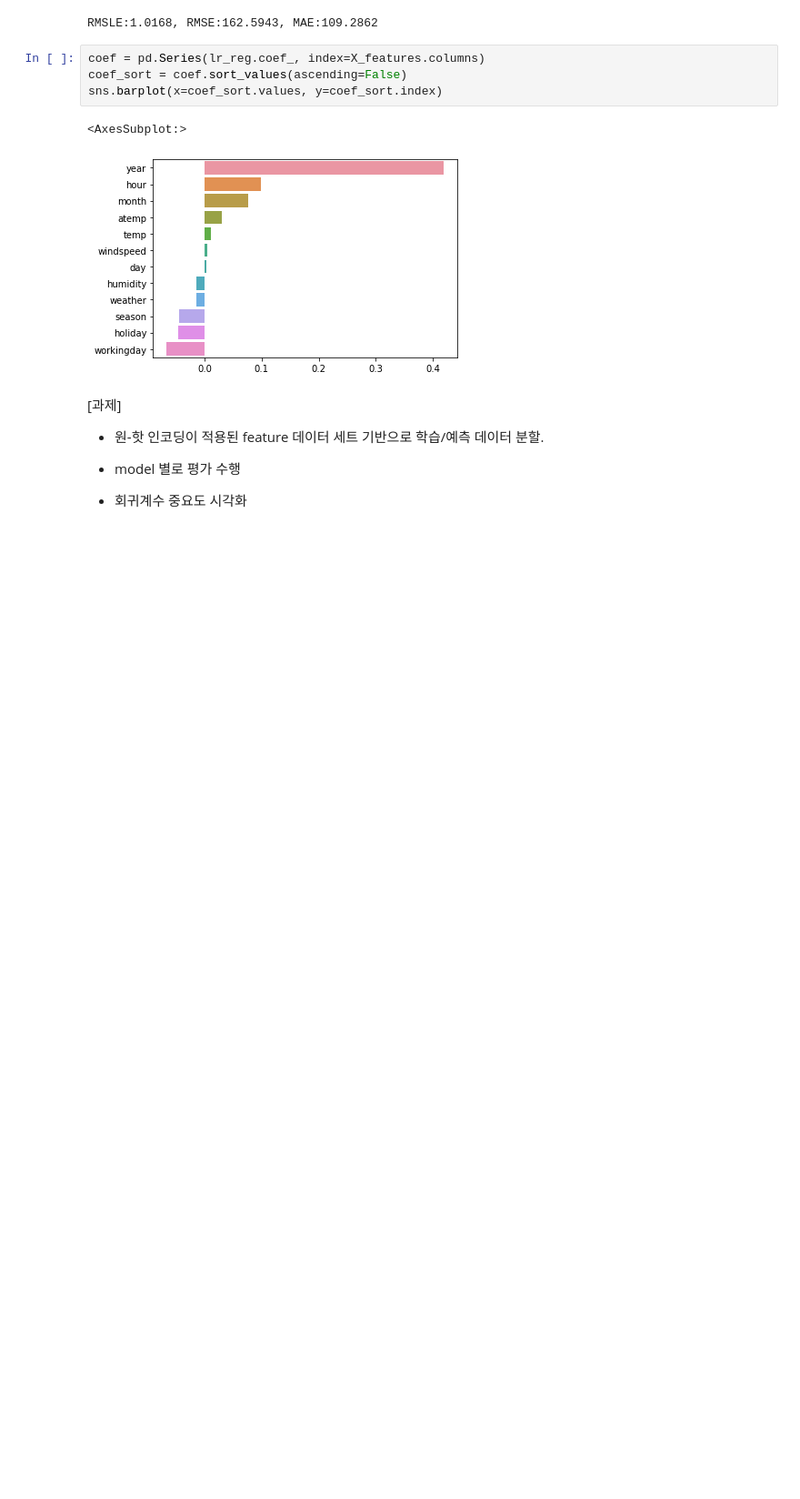
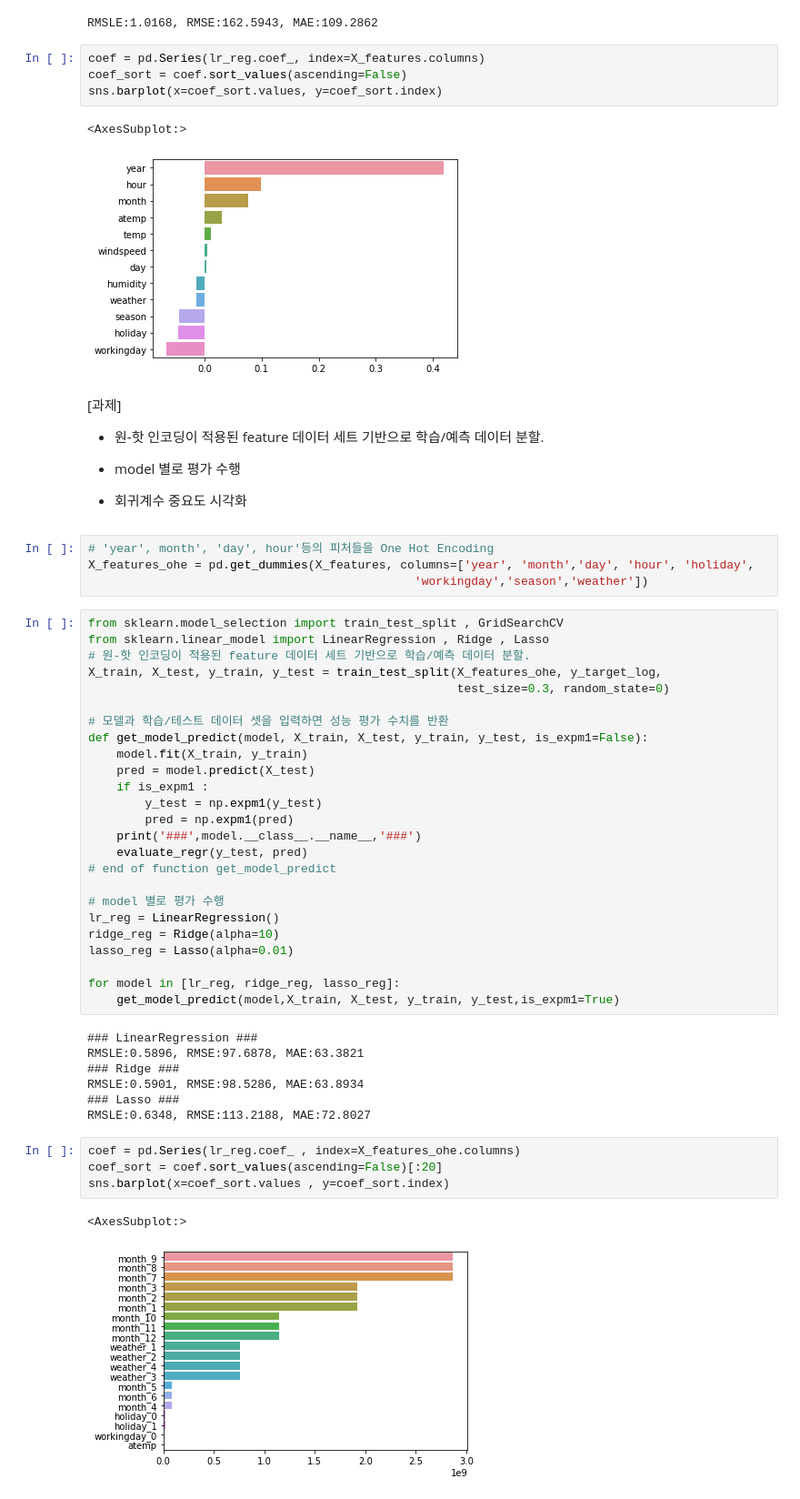
Before and after one commit to bnv20/Caba_ml, a Jupyter notebook: ML55_Regression_ex_Bike Sharing Demand_guide.ipynb, the cells around one changed output. Shown at 91% size. Drawn from its saved outputs; the diff is of its cells as text; blank space fills up the shorter version.

```diff
--- a/ML55_Regression_ex_Bike Sharing Demand_guide.ipynb
+++ b/ML55_Regression_ex_Bike Sharing Demand_guide.ipynb
@@ -143,3 +143,46 @@ sns.barplot(x=coef_sort.values, y=coef_sort.index)
 - model 별로 평가 수행
 
 - 회귀계수 중요도 시각화
+# %%
+# 'year', month', 'day', hour'등의 피처들을 One Hot Encoding
+X_features_ohe = pd.get_dummies(X_features, columns=['year', 'month','day', 'hour', 'holiday',
+                                              'workingday','season','weather'])
+# %%
+from sklearn.model_selection import train_test_split , GridSearchCV
+from sklearn.linear_model import LinearRegression , Ridge , Lasso
+# 원-핫 인코딩이 적용된 feature 데이터 세트 기반으로 학습/예측 데이터 분할.
+X_train, X_test, y_train, y_test = train_test_split(X_features_ohe, y_target_log,
+                                                    test_size=0.3, random_state=0)
+
+# 모델과 학습/테스트 데이터 셋을 입력하면 성능 평가 수치를 반환
+def get_model_predict(model, X_train, X_test, y_train, y_test, is_expm1=False):
+    model.fit(X_train, y_train)
+    pred = model.predict(X_test)
+    if is_expm1 :
+        y_test = np.expm1(y_test)
+        pred = np.expm1(pred)
+    print('###',model.__class__.__name__,'###')
+    evaluate_regr(y_test, pred)
+# end of function get_model_predict
+
+# model 별로 평가 수행
+lr_reg = LinearRegression()
+ridge_reg = Ridge(alpha=10)
+lasso_reg = Lasso(alpha=0.01)
+
+for model in [lr_reg, ridge_reg, lasso_reg]:
+    get_model_predict(model,X_train, X_test, y_train, y_test,is_expm1=True)
+# %% [output]
+### LinearRegression ###
+RMSLE:0.5896, RMSE:97.6878, MAE:63.3821
+### Ridge ###
+RMSLE:0.5901, RMSE:98.5286, MAE:63.8934
+### Lasso ###
+RMSLE:0.6348, RMSE:113.2188, MAE:72.8027
+# %%
+coef = pd.Series(lr_reg.coef_ , index=X_features_ohe.columns)
+coef_sort = coef.sort_values(ascending=False)[:20]
+sns.barplot(x=coef_sort.values , y=coef_sort.index)
+# %% [output]
+<AxesSubplot:>
+[figure, added]
```
Also changed, not shown: parts of 1 cell of this notebook, 1 other file.
